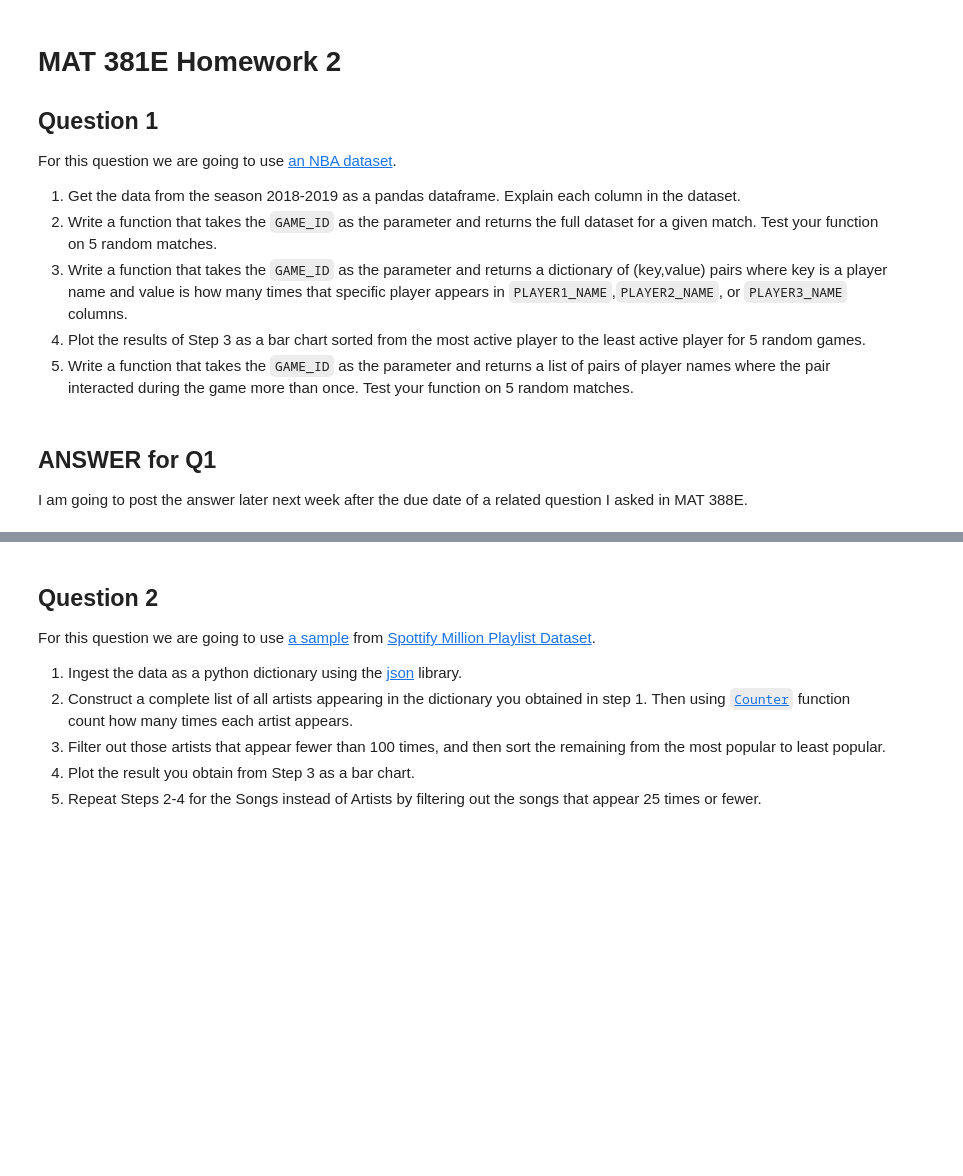
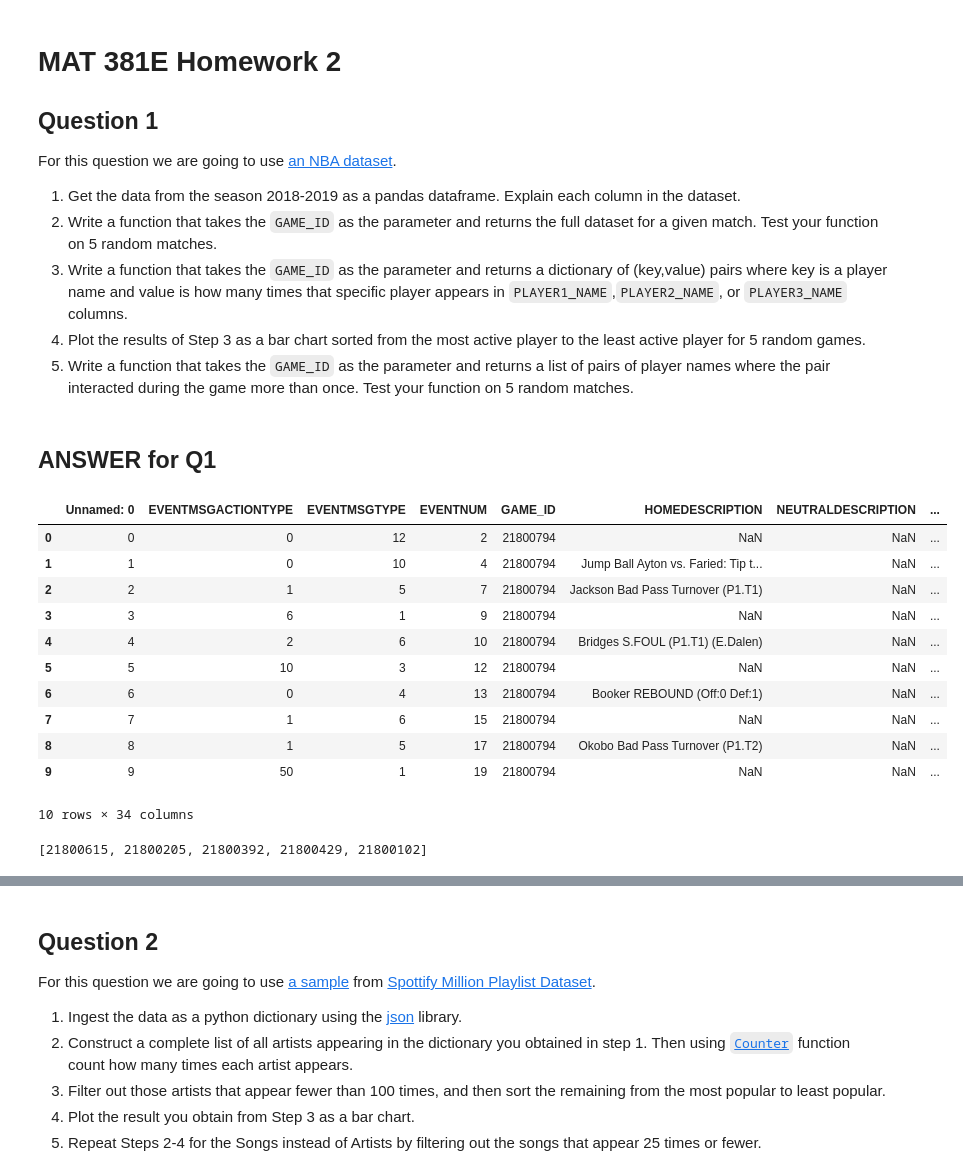
Before and after one commit to kaygun/2022-Fall-381E, a Jupyter notebook: HW2.ipynb, the cells around one changed output, grey strips where cells are left out. Saved outputs shown, nothing was run; the diff lists cells and outputs as text; code cells hidden in the pictures; blank space fills up the shorter version.

Commit message:
I added an answer for Q1 which was missing.

```diff
--- a/HW2.ipynb
+++ b/HW2.ipynb
@@ -12,5 +12,3 @@ For this question we are going to use [an NBA dataset](https://sports-statistics
 3. Write a function that takes the `GAME_ID` as the parameter and returns a list of pairs of player names where the pair interacted during the game more than once. Test your function on 5 random matches.
 # %% [markdown]
 ## ANSWER for Q1
-
-I am going to post the answer later next week after the due date of a related question I asked in MAT 388E.
@@ -16,0 +22,16 @@ I am going to post the answer later next week after the due date of a related qu
+# %%
+NBA = pd.read_csv('https://sports-statistics.com/database/basketball-data/nba/2018-19_pbp.csv')
+NBA.head(10)
+# %% [output]
+|  | Unnamed: 0 | EVENTMSGACTIONTYPE | EVENTMSGTYPE | EVENTNUM | GAME_ID | HOMEDESCRIPTION | NEUTRALDESCRIPTION | ... |
+| 0 | 0 | 0 | 12 | 2 | 21800794 | NaN | NaN | ... |
+| 1 | 1 | 0 | 10 | 4 | 21800794 | Jump Ball Ayton vs. Faried: Tip t... | NaN | ... |
+| 2 | 2 | 1 | 5 | 7 | 21800794 | Jackson Bad Pass Turnover (P1.T1) | NaN | ... |
+| 3 | 3 | 6 | 1 | 9 | 21800794 | NaN | NaN | ... |
+| 4 | 4 | 2 | 6 | 10 | 21800794 | Bridges S.FOUL (P1.T1) (E.Dalen) | NaN | ... |
+| 5 | 5 | 10 | 3 | 12 | 21800794 | NaN | NaN | ... |
+| 6 | 6 | 0 | 4 | 13 | 21800794 | Booker REBOUND (Off:0 Def:1) | NaN | ... |
+| 7 | 7 | 1 | 6 | 15 | 21800794 | NaN | NaN | ... |
+| 8 | 8 | 1 | 5 | 17 | 21800794 | Okobo Bad Pass Turnover (P1.T2) | NaN | ... |
+| 9 | 9 | 50 | 1 | 19 | 21800794 | NaN | NaN | ... |
+10 rows × 34 columns
@@ -16,0 +41,7 @@ I am going to post the answer later next week after the due date of a related qu
+# %%
+matches = np.unique(NBA['GAME_ID'])
+M = len(matches)
+randomMatches = [matches[randint(0,M)] for i in range(5)]
+randomMatches
+# %% [output]
+[21800615, 21800205, 21800392, 21800429, 21800102]
```
Also changed, not shown: parts of 9 cells of this notebook.
